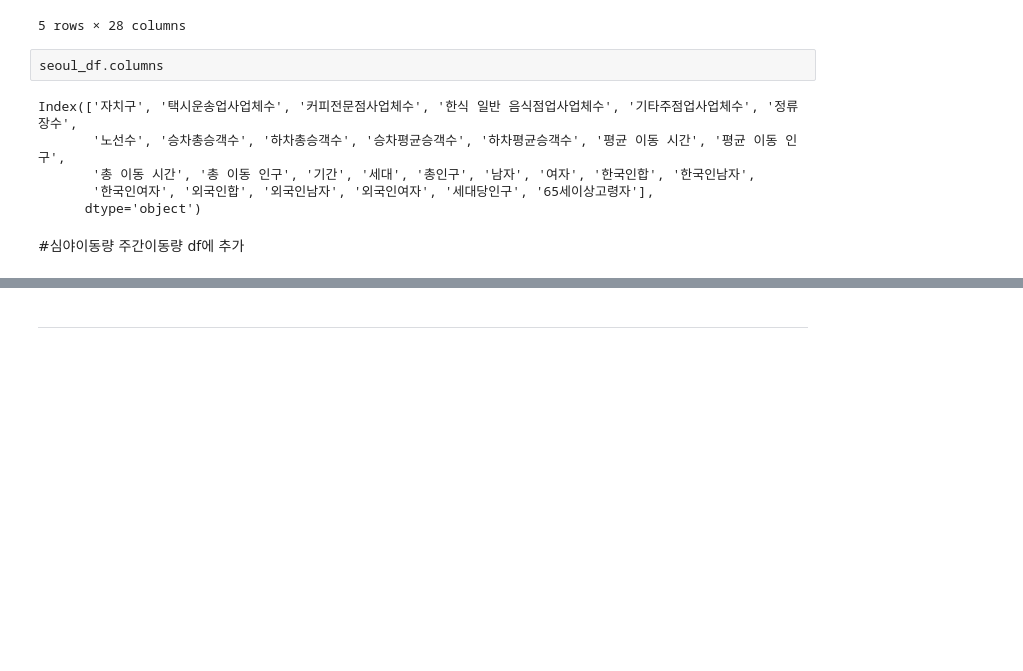
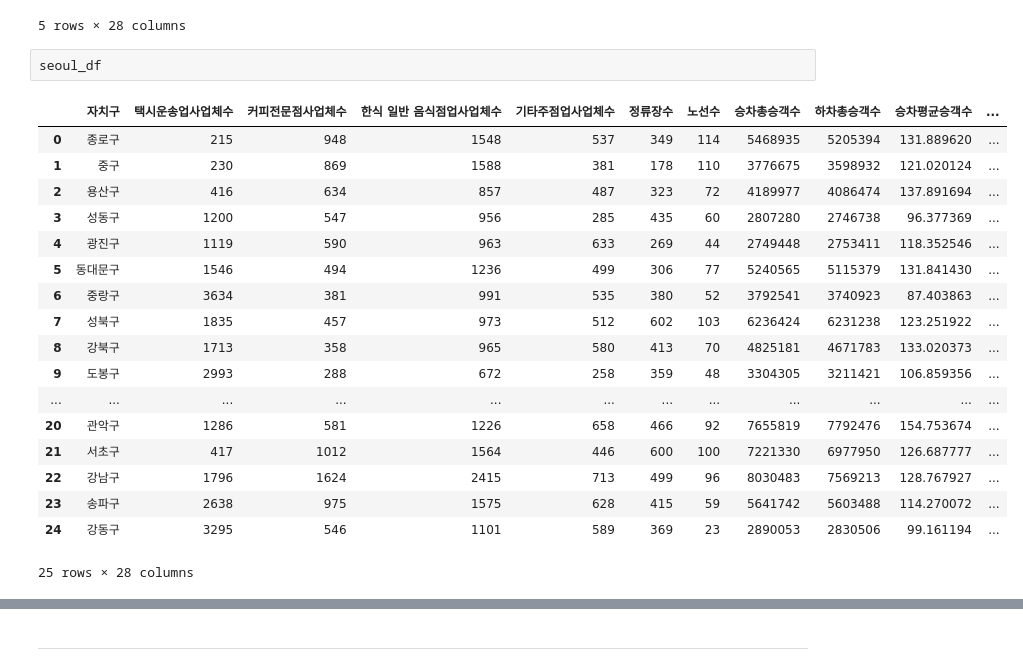
Before and after one commit to won4513/mini1, a Jupyter notebook: code/1.5 데이터 불러오기 및 분석(EDA)_1차_데이터 분석.ipynb, the cells around one changed output, grey strips where cells are left out. Drawn from its saved outputs; the diff is of its cells as text; blank space fills up the shorter version.

```diff
--- a/code/1.5 데이터 불러오기 및 분석(EDA)_1차_데이터 분석.ipynb
+++ b/code/1.5 데이터 불러오기 및 분석(EDA)_1차_데이터 분석.ipynb
@@ -85,12 +85,23 @@ seoul_df.head()
 | 4 | 광진구 | 1119 | 590 | 963 | 633 | 269 | 44 | 2749448 | 2753411 | 118.352546 | ... |
 5 rows × 28 columns
 # %%
-seoul_df.columns
+seoul_df
 # %% [output]
+|  | 자치구 | 택시운송업사업체수 | 커피전문점사업체수 | 한식 일반 음식점업사업체수 | 기타주점업사업체수 | 정류장수 | 노선수 | 승차총승객수 | 하차총승객수 | 승차평균승객수 | ... |
+| 0 | 종로구 | 215 | 948 | 1548 | 537 | 349 | 114 | 5468935 | 5205394 | 131.889620 | ... |
+| 1 | 중구 | 230 | 869 | 1588 | 381 | 178 | 110 | 3776675 | 3598932 | 121.020124 | ... |
+| 2 | 용산구 | 416 | 634 | 857 | 487 | 323 | 72 | 4189977 | 4086474 | 137.891694 | ... |
+| 3 | 성동구 | 1200 | 547 | 956 | 285 | 435 | 60 | 2807280 | 2746738 | 96.377369 | ... |
+| 4 | 광진구 | 1119 | 590 | 963 | 633 | 269 | 44 | 2749448 | 2753411 | 118.352546 | ... |
+| 5 | 동대문구 | 1546 | 494 | 1236 | 499 | 306 | 77 | 5240565 | 5115379 | 131.841430 | ... |
+| 6 | 중랑구 | 3634 | 381 | 991 | 535 | 380 | 52 | 3792541 | 3740923 | 87.403863 | ... |
+| 7 | 성북구 | 1835 | 457 | 973 | 512 | 602 | 103 | 6236424 | 6231238 | 123.251922 | ... |
+| 8 | 강북구 | 1713 | 358 | 965 | 580 | 413 | 70 | 4825181 | 4671783 | 133.020373 | ... |
+| 9 | 도봉구 | 2993 | 288 | 672 | 258 | 359 | 48 | 3304305 | 3211421 | 106.859356 | ... |
+| ... | ... | ... | ... | ... | ... | ... | ... | ... | ... | ... | ... |
+| 20 | 관악구 | 1286 | 581 | 1226 | 658 | 466 | 92 | 7655819 | 7792476 | 154.753674 | ... |
+| 21 | 서초구 | 417 | 1012 | 1564 | 446 | 600 | 100 | 7221330 | 6977950 | 126.687777 | ... |
+| 22 | 강남구 | 1796 | 1624 | 2415 | 713 | 499 | 96 | 8030483 | 7569213 | 128.767927 | ... |
+| 23 | 송파구 | 2638 | 975 | 1575 | 628 | 415 | 59 | 5641742 | 5603488 | 114.270072 | ... |
+| 24 | 강동구 | 3295 | 546 | 1101 | 589 | 369 | 23 | 2890053 | 2830506 | 99.161194 | ... |
-Index(['자치구', '택시운송업사업체수', '커피전문점사업체수', '한식 일반 음식점업사업체수', '기타주점업사업체수', '정류장수',
-       '노선수', '승차총승객수', '하차총승객수', '승차평균승객수', '하차평균승객수', '평균 이동 시간', '평균 이동 인구',
-       '총 이동 시간', '총 이동 인구', '기간', '세대', '총인구', '남자', '여자', '한국인합', '한국인남자',
-       '한국인여자', '외국인합', '외국인남자', '외국인여자', '세대당인구', '65세이상고령자'],
-      dtype='object')
+25 rows × 28 columns
-# %% [markdown]
-#심야이동량 주간이동량 df에 추가
```
Also changed, not shown: parts of 14 cells of this notebook.
